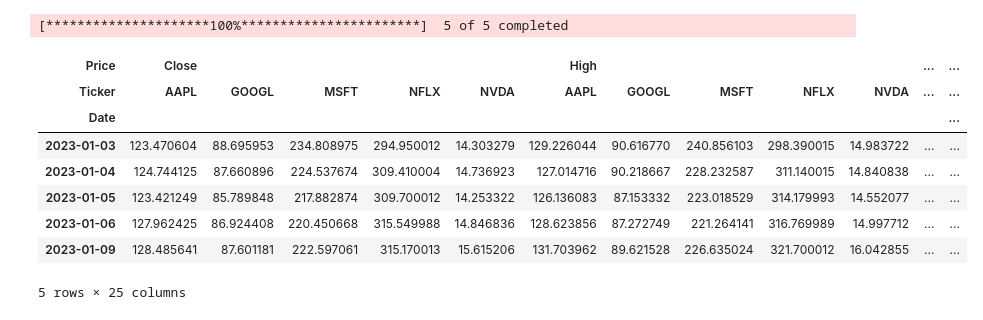
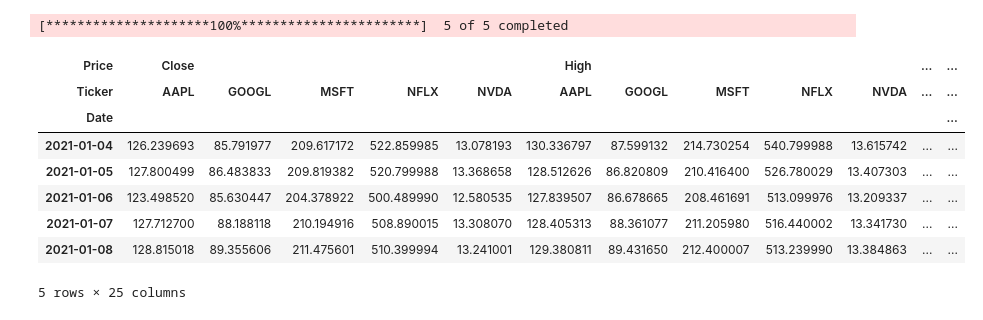
Before and after one commit to baner175/quant_finance_project, a Jupyter notebook: mini_project_1.ipynb, the cells around one changed output. Drawn from its saved outputs; the diff is of its cells as text; code cells hidden in the pictures.

```diff
--- a/mini_project_1.ipynb
+++ b/mini_project_1.ipynb
@@ -26,18 +8,18 @@ download(tickers, start=None, end=None, actions=False, threads=True, ignore_tz=N
 # %%
 tickers = ['AAPL', 'MSFT', 'GOOGL', 'NVDA', 'NFLX']
-end_date = dt.datetime(2025, 1, 1); start_date = end_date - dt.timedelta(days=2*365)
+end_date = dt.datetime(2023, 1, 1); start_date = end_date - dt.timedelta(days=2*365)
 stock = yf.download(tickers, start=start_date, end=end_date)
 stock.head()
 # %% [output]
 [*********************100%***********************]  5 of 5 completed
 | Price | Close |  |  |  |  | High |  |  |  |  | ... | ... |
 | Ticker | AAPL | GOOGL | MSFT | NFLX | NVDA | AAPL | GOOGL | MSFT | NFLX | NVDA | ... | ... |
 | Date |  |  |  |  |  |  |  |  |  |  |  | ... |
-| 2023-01-03 | 123.470604 | 88.695953 | 234.808975 | 294.950012 | 14.303279 | 129.226044 | 90.616770 | 240.856103 | 298.390015 | 14.983722 | ... | ... |
-| 2023-01-04 | 124.744125 | 87.660896 | 224.537674 | 309.410004 | 14.736923 | 127.014716 | 90.218667 | 228.232587 | 311.140015 | 14.840838 | ... | ... |
-| 2023-01-05 | 123.421249 | 85.789848 | 217.882874 | 309.700012 | 14.253322 | 126.136083 | 87.153332 | 223.018529 | 314.179993 | 14.552077 | ... | ... |
-| 2023-01-06 | 127.962425 | 86.924408 | 220.450668 | 315.549988 | 14.846836 | 128.623856 | 87.272749 | 221.264141 | 316.769989 | 14.997712 | ... | ... |
-| 2023-01-09 | 128.485641 | 87.601181 | 222.597061 | 315.170013 | 15.615206 | 131.703962 | 89.621528 | 226.635024 | 321.700012 | 16.042855 | ... | ... |
+| 2021-01-04 | 126.239693 | 85.791977 | 209.617172 | 522.859985 | 13.078193 | 130.336797 | 87.599132 | 214.730254 | 540.799988 | 13.615742 | ... | ... |
+| 2021-01-05 | 127.800499 | 86.483833 | 209.819382 | 520.799988 | 13.368658 | 128.512626 | 86.820809 | 210.416400 | 526.780029 | 13.407303 | ... | ... |
+| 2021-01-06 | 123.498520 | 85.630447 | 204.378922 | 500.489990 | 12.580535 | 127.839507 | 86.678665 | 208.461691 | 513.099976 | 13.209337 | ... | ... |
+| 2021-01-07 | 127.712700 | 88.188118 | 210.194916 | 508.890015 | 13.308070 | 128.405313 | 88.361077 | 211.205980 | 516.440002 | 13.341730 | ... | ... |
+| 2021-01-08 | 128.815018 | 89.355606 | 211.475601 | 510.399994 | 13.241001 | 129.380811 | 89.431650 | 212.400007 | 513.239990 | 13.384863 | ... | ... |
 5 rows × 25 columns
 # %%
 print(stock['Close'].shape)
```
Also changed, not shown: parts of 10 cells of this notebook.
